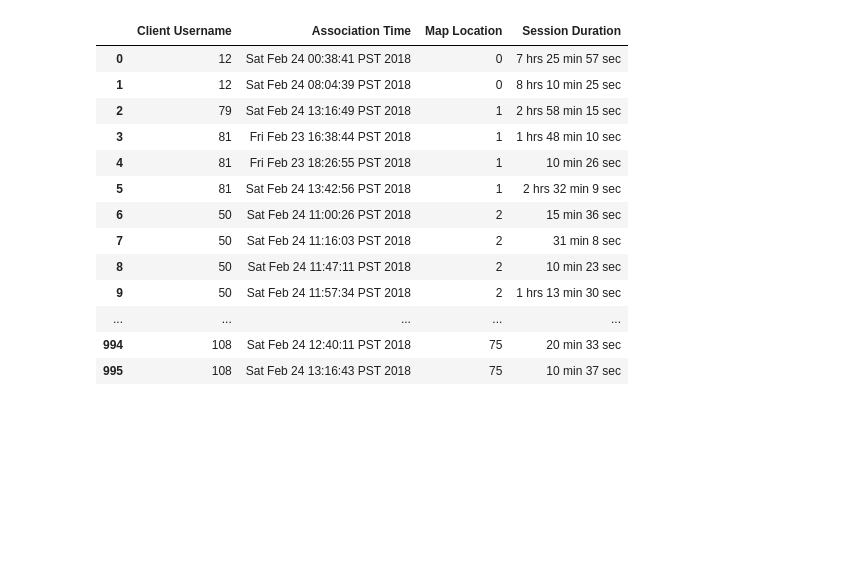
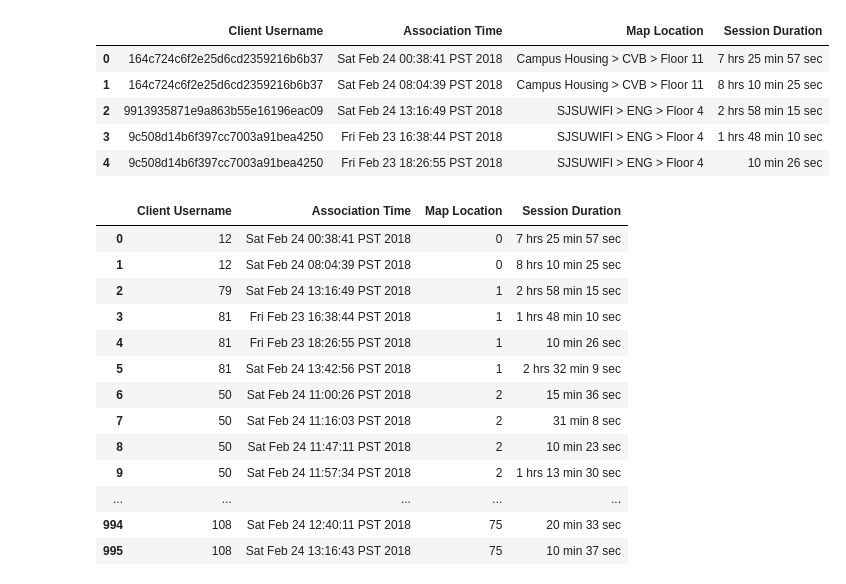
Before and after one commit to tninh/Online-Mobility-Pattern-Prediction, a Jupyter notebook: data_preprocess.ipynb, the cells around one changed output. Drawn from its saved outputs; the diff is of its cells as text; code cells hidden in the pictures; blank space fills up the shorter version.

```diff
--- a/data_preprocess.ipynb
+++ b/data_preprocess.ipynb
@@ -11,6 +11,18 @@ import matplotlib.pyplot as plt
 # %%
 df = pd.read_csv('data_sample/ap.csv')
 df = df[['Client Username', 'Association Time', 'Map Location', 'Session Duration']]
+# %%
+df1 = pd.read_csv('data_sample/20180224_162339_035.csv')
+df1 = df[['Client Username', 'Association Time', 'Map Location', 'Session Duration']]
+# %%
+df1.head()
+# %% [output]
+|  | Client Username | Association Time | Map Location | Session Duration |
+| 0 | 164c724c6f2e25d6cd2359216b6b37 | Sat Feb 24 00:38:41 PST 2018 | Campus Housing > CVB > Floor 11 | 7 hrs 25 min 57 sec |
+| 1 | 164c724c6f2e25d6cd2359216b6b37 | Sat Feb 24 08:04:39 PST 2018 | Campus Housing > CVB > Floor 11 | 8 hrs 10 min 25 sec |
+| 2 | 9913935871e9a863b55e16196eac09 | Sat Feb 24 13:16:49 PST 2018 | SJSUWIFI > ENG > Floor 4 | 2 hrs 58 min 15 sec |
+| 3 | 9c508d14b6f397cc7003a91bea4250 | Fri Feb 23 16:38:44 PST 2018 | SJSUWIFI > ENG > Floor 4 | 1 hrs 48 min 10 sec |
+| 4 | 9c508d14b6f397cc7003a91bea4250 | Fri Feb 23 18:26:55 PST 2018 | SJSUWIFI > ENG > Floor 4 | 10 min 26 sec |
 # %%
 # re-code userid
 df['Client Username'] = pd.Categorical(df['Client Username'])
```
Also changed, not shown: 7 other files.
